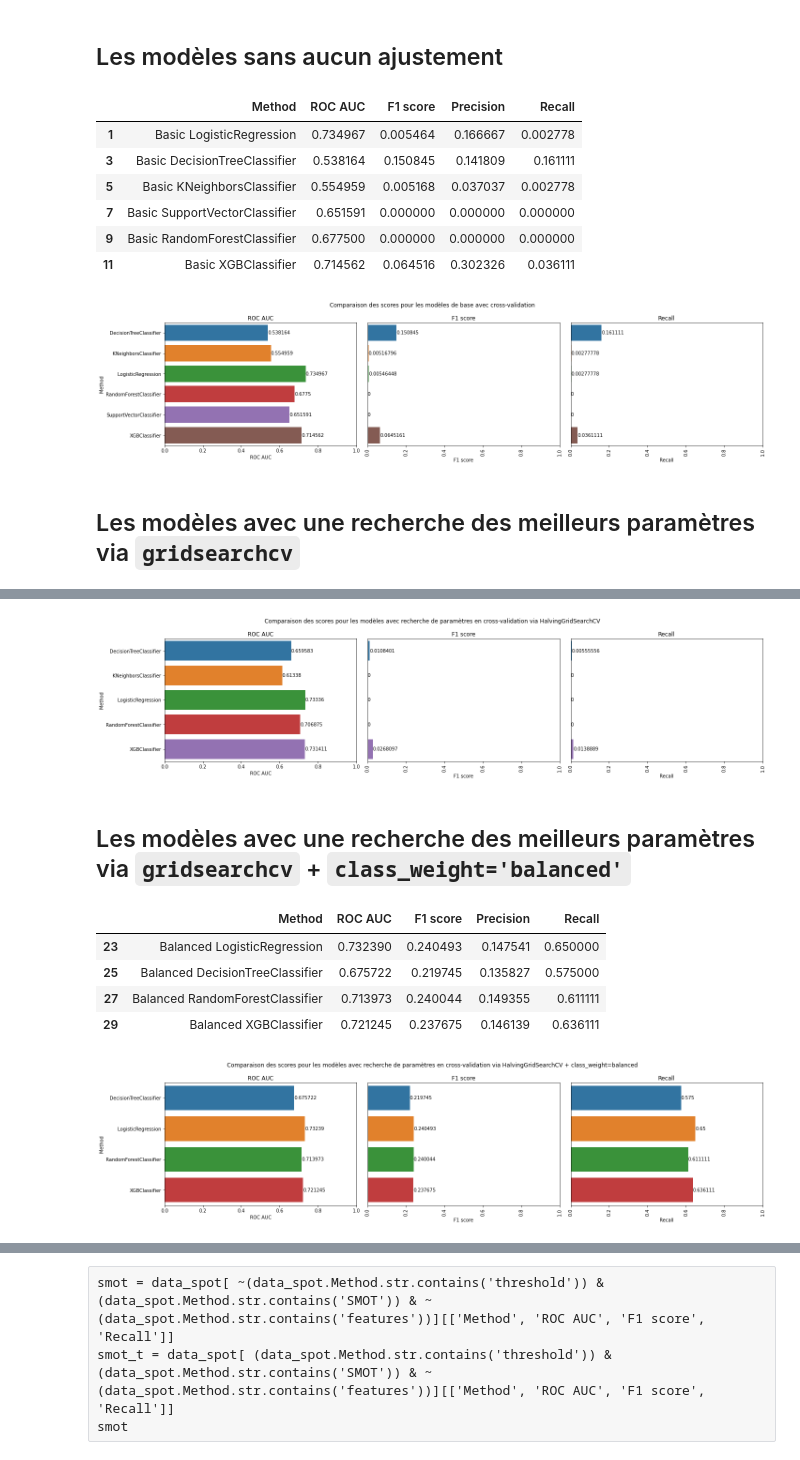
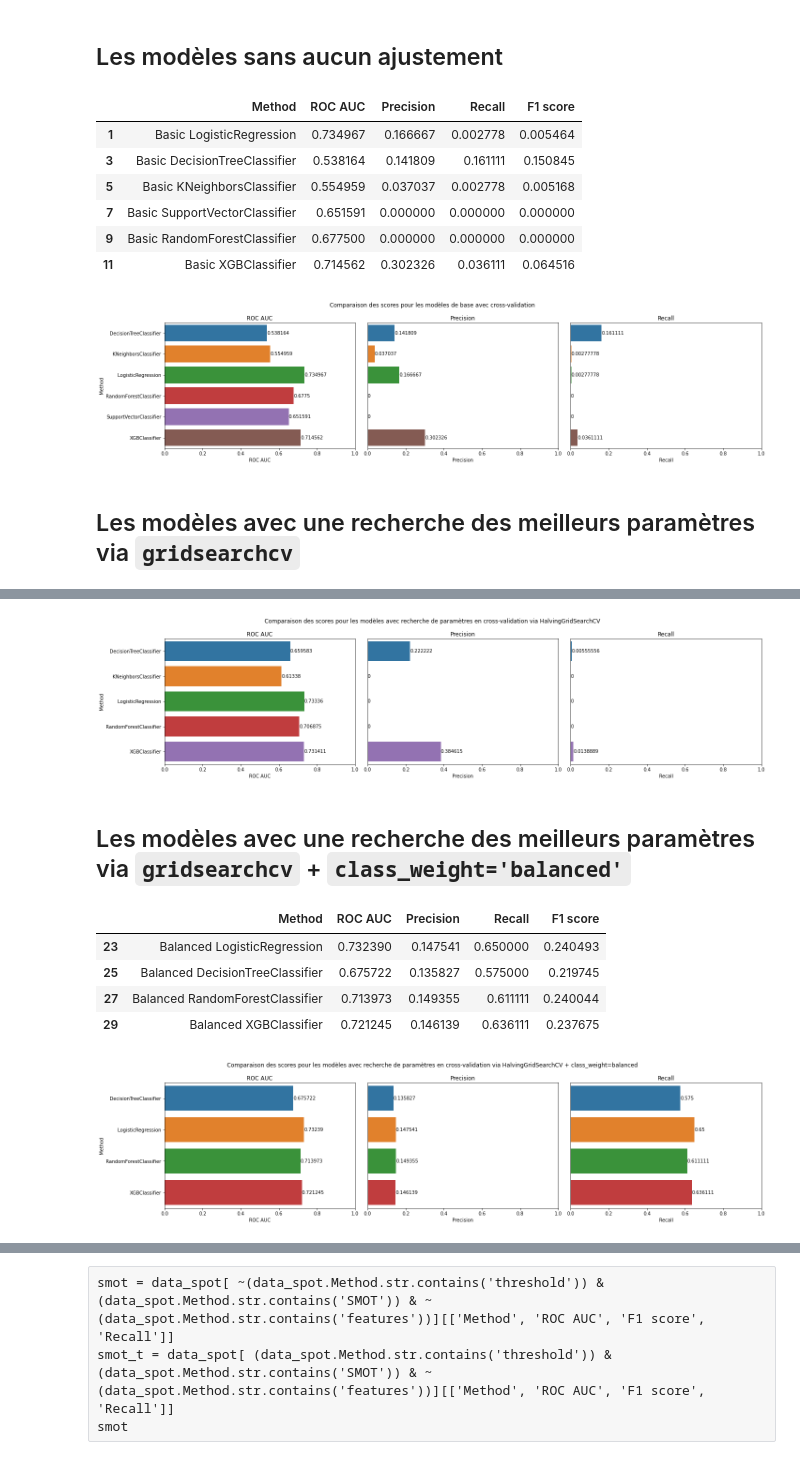
Before and after one commit to Valkea/OC_AI_04, a Jupyter notebook: Display_Scores.ipynb, the cells around one changed output, grey strips where cells are left out. Cells and saved outputs as stored; diff of their text form; code cells hidden in the pictures.

```diff
--- a/Display_Scores.ipynb
+++ b/Display_Scores.ipynb
@@ -83,23 +78,26 @@ data_tuning
 # %% [markdown]
 ## Les modèles sans aucun ajustement
 # %%
-basic = data_spot[ ~(data_spot.Method.str.contains('threshold')) & (data_spot.Method.str.contains('Basic')) ][['Method','ROC AUC', 'F1 score', 'Precision', 'Recall']]
+scores_graph = ['ROC AUC', 'Precision', 'Recall']
+scores_tables = [*scores_graph, 'F1 score']
+
+basic = data_spot[ ~(data_spot.Method.str.contains('threshold')) & (data_spot.Method.str.contains('Basic')) ][['Method', *scores_tables]]
 display(basic)
-plot_scores( basic, "modèles de base avec cross-validation")
+plot_scores( basic, "modèles de base avec cross-validation", scores_graph)
 # %% [output]
-|  | Method | ROC AUC | F1 score | Precision | Recall |
-| 1 | Basic LogisticRegression | 0.734967 | 0.005464 | 0.166667 | 0.002778 |
-| 3 | Basic DecisionTreeClassifier | 0.538164 | 0.150845 | 0.141809 | 0.161111 |
-| 5 | Basic KNeighborsClassifier | 0.554959 | 0.005168 | 0.037037 | 0.002778 |
+|  | Method | ROC AUC | Precision | Recall | F1 score |
+| 1 | Basic LogisticRegression | 0.734967 | 0.166667 | 0.002778 | 0.005464 |
+| 3 | Basic DecisionTreeClassifier | 0.538164 | 0.141809 | 0.161111 | 0.150845 |
+| 5 | Basic KNeighborsClassifier | 0.554959 | 0.037037 | 0.002778 | 0.005168 |
 | 7 | Basic SupportVectorClassifier | 0.651591 | 0.000000 | 0.000000 | 0.000000 |
 | 9 | Basic RandomForestClassifier | 0.677500 | 0.000000 | 0.000000 | 0.000000 |
-| 11 | Basic XGBClassifier | 0.714562 | 0.064516 | 0.302326 | 0.036111 |
+| 11 | Basic XGBClassifier | 0.714562 | 0.302326 | 0.036111 | 0.064516 |
-[figure, old version]
+[figure, new version]
 # %% [markdown]
 ## Les modèles avec une recherche des meilleurs paramètres via `gridsearchcv`
 # %%
-grid = data_spot[ ~(data_spot.Method.str.contains('threshold')) & (data_spot.Method.str.contains('Grid')) ][['Method', 'ROC AUC', 'F1 score', 'Precision', 'Recall']]
-grid_t = data_spot[ (data_spot.Method.str.contains('threshold')) & (data_spot.Method.str.contains('Grid')) ][['Method', 'ROC AUC', 'F1 score', 'Precision', 'Recall']]
+grid = data_spot[ ~(data_spot.Method.str.contains('threshold')) & (data_spot.Method.str.contains('Grid')) ][['Method', *scores_tables]]
+grid_t = data_spot[ (data_spot.Method.str.contains('threshold')) & (data_spot.Method.str.contains('Grid')) ][['Method', *scores_tables]]
 display(grid)
-plot_scores( grid, "modèles avec recherche de paramètres en cross-validation via HalvingGridSearchCV" )
+plot_scores( grid, "modèles avec recherche de paramètres en cross-validation via HalvingGridSearchCV", scores_graph )
 # %% [output]
@@ -112,15 +110,15 @@ plot_scores( grid, "modèles avec recherche de paramètres en cross-validation v
-[figure, old version]
+[figure, new version]
 # %% [markdown]
 ## Les modèles avec une recherche des meilleurs paramètres via `gridsearchcv` + `class_weight='balanced'`
 # %%
-balanced = data_spot[ ~(data_spot.Method.str.contains('threshold')) & (data_spot.Method.str.contains('Balanced')) & ~(data_spot.Method.str.contains('features'))][['Method', 'ROC AUC', 'F1 score', 'Precision', 'Recall']]
-balanced_t = data_spot[ (data_spot.Method.str.contains('threshold')) & (data_spot.Method.str.contains('Balanced')) & ~(data_spot.Method.str.contains('features'))][['Method', 'ROC AUC', 'F1 score', 'Precision', 'Recall']]
+balanced = data_spot[ ~(data_spot.Method.str.contains('threshold')) & (data_spot.Method.str.contains('Balanced')) & ~(data_spot.Method.str.contains('features'))][['Method', *scores_tables]]
+balanced_t = data_spot[ (data_spot.Method.str.contains('threshold')) & (data_spot.Method.str.contains('Balanced')) & ~(data_spot.Method.str.contains('features'))][['Method', *scores_tables]]
 display(balanced)
-plot_scores( balanced, "modèles avec recherche de paramètres en cross-validation via HalvingGridSearchCV + class_weight=balanced" )
+plot_scores( balanced, "modèles avec recherche de paramètres en cross-validation via HalvingGridSearchCV + class_weight=balanced", scores_graph )
 # %% [output]
-|  | Method | ROC AUC | F1 score | Precision | Recall |
-| 23 | Balanced LogisticRegression | 0.732390 | 0.240493 | 0.147541 | 0.650000 |
-| 25 | Balanced DecisionTreeClassifier | 0.675722 | 0.219745 | 0.135827 | 0.575000 |
-| 27 | Balanced RandomForestClassifier | 0.713973 | 0.240044 | 0.149355 | 0.611111 |
-| 29 | Balanced XGBClassifier | 0.721245 | 0.237675 | 0.146139 | 0.636111 |
+|  | Method | ROC AUC | Precision | Recall | F1 score |
+| 23 | Balanced LogisticRegression | 0.732390 | 0.147541 | 0.650000 | 0.240493 |
+| 25 | Balanced DecisionTreeClassifier | 0.675722 | 0.135827 | 0.575000 | 0.219745 |
+| 27 | Balanced RandomForestClassifier | 0.713973 | 0.149355 | 0.611111 | 0.240044 |
+| 29 | Balanced XGBClassifier | 0.721245 | 0.146139 | 0.636111 | 0.237675 |
-[figure, old version]
+[figure, new version]
```
Also changed, not shown: parts of 9 cells of this notebook, 2 other files.
